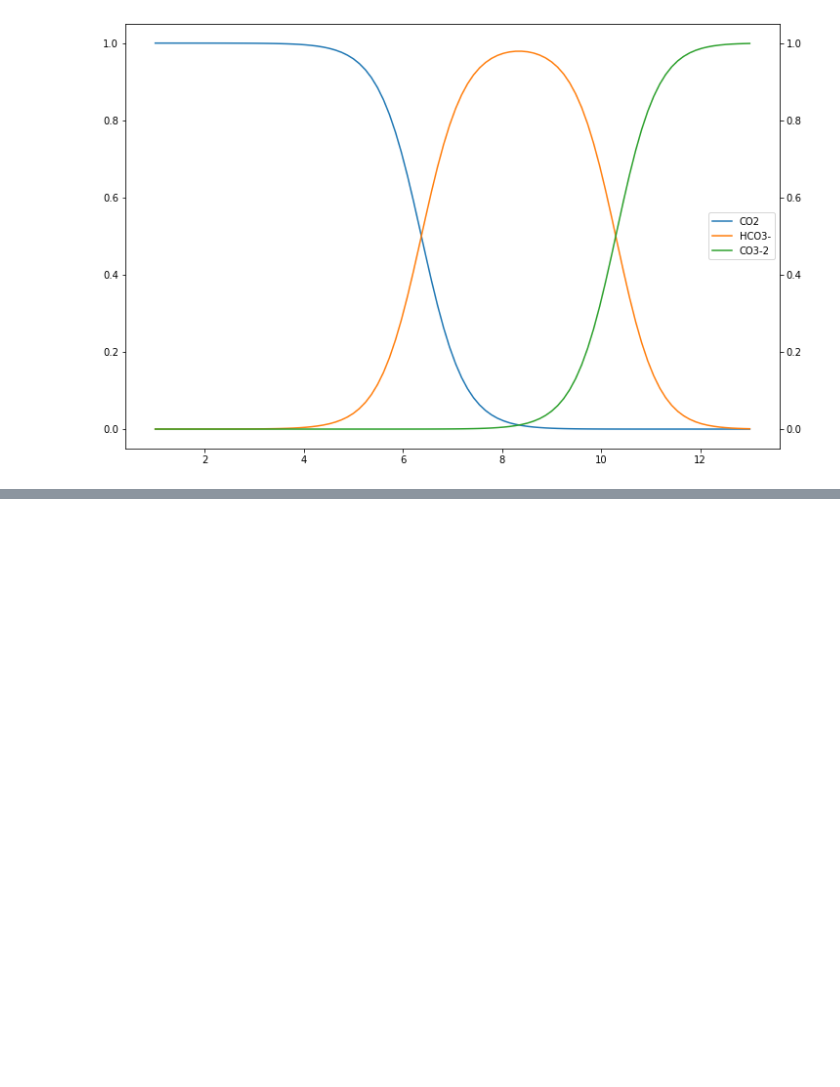
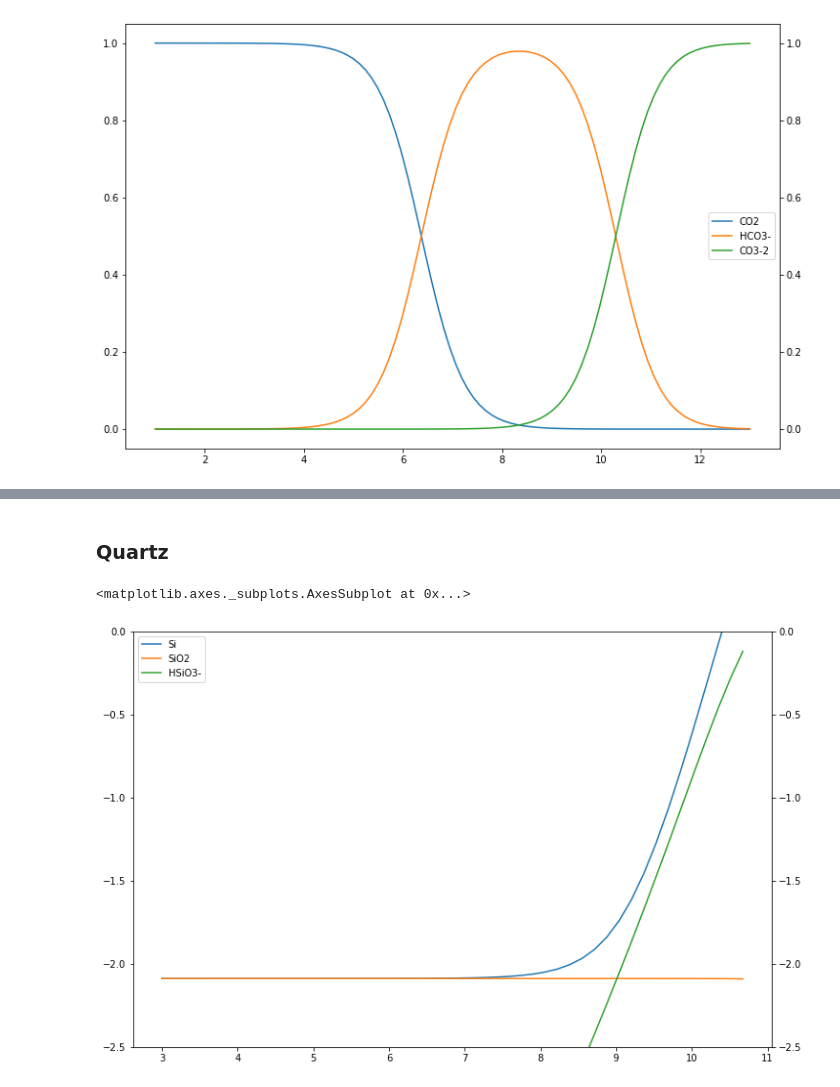
Before and after one commit to martinvoigt/askja-jupyter, a Jupyter notebook: Example.ipynb, the cells around one changed output, grey strips where cells are left out. Saved outputs shown, nothing was run; the diff lists cells and outputs as text; code cells hidden in the pictures; blank space fills up the shorter version.

```diff
--- a/Example.ipynb
+++ b/Example.ipynb
@@ -145,0 +206,8 @@ CSpec.plot()
+# %% [markdown]
+### Quartz
+# %%
+QuartzSol = CalcSolubility(mineral='Quartz', element='Si', species=['SiO2','HSiO3-'], temp=300, pHRange=[3,11], points=50)
+QuartzSol.plot(ylim=[-2.5,0])
+# %% [output]
+<matplotlib.axes._subplots.AxesSubplot at 0x...>
+[figure, added]
```
Also changed, not shown: parts of 6 cells of this notebook.
